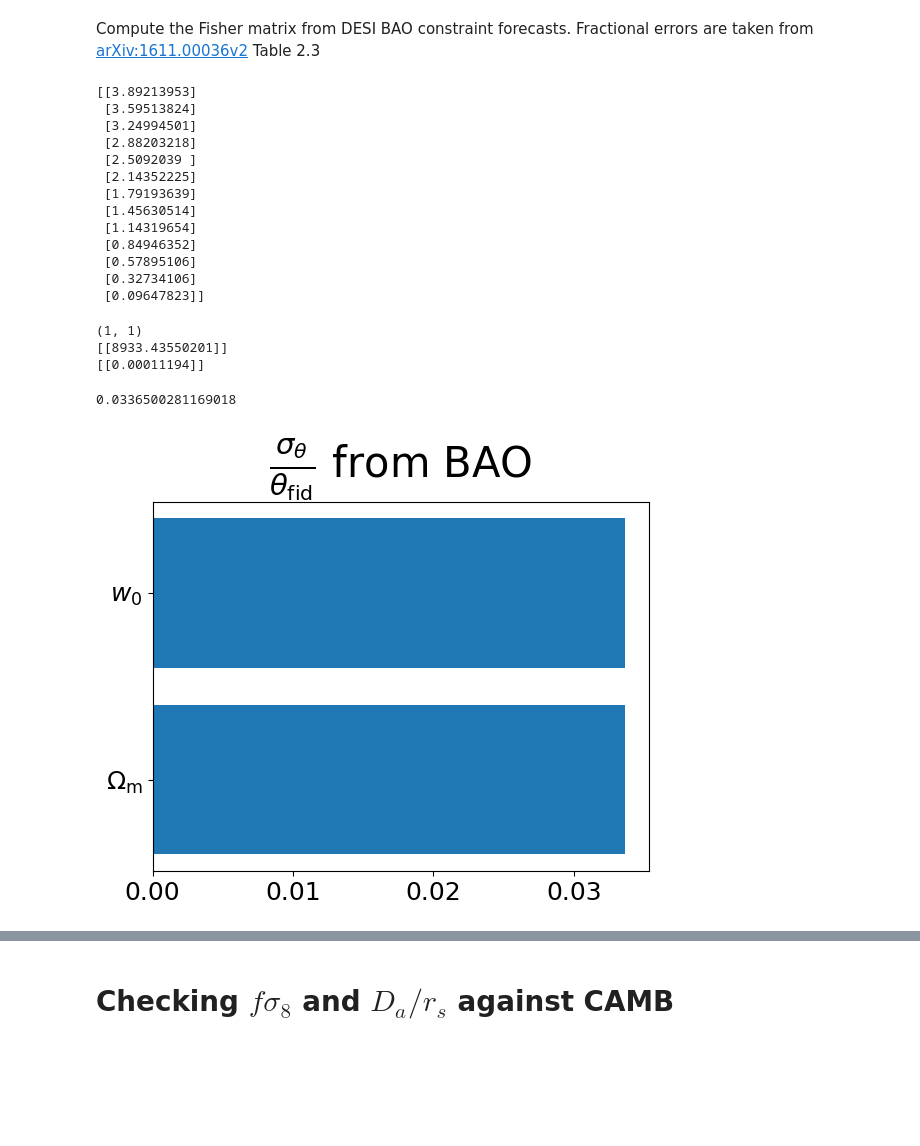
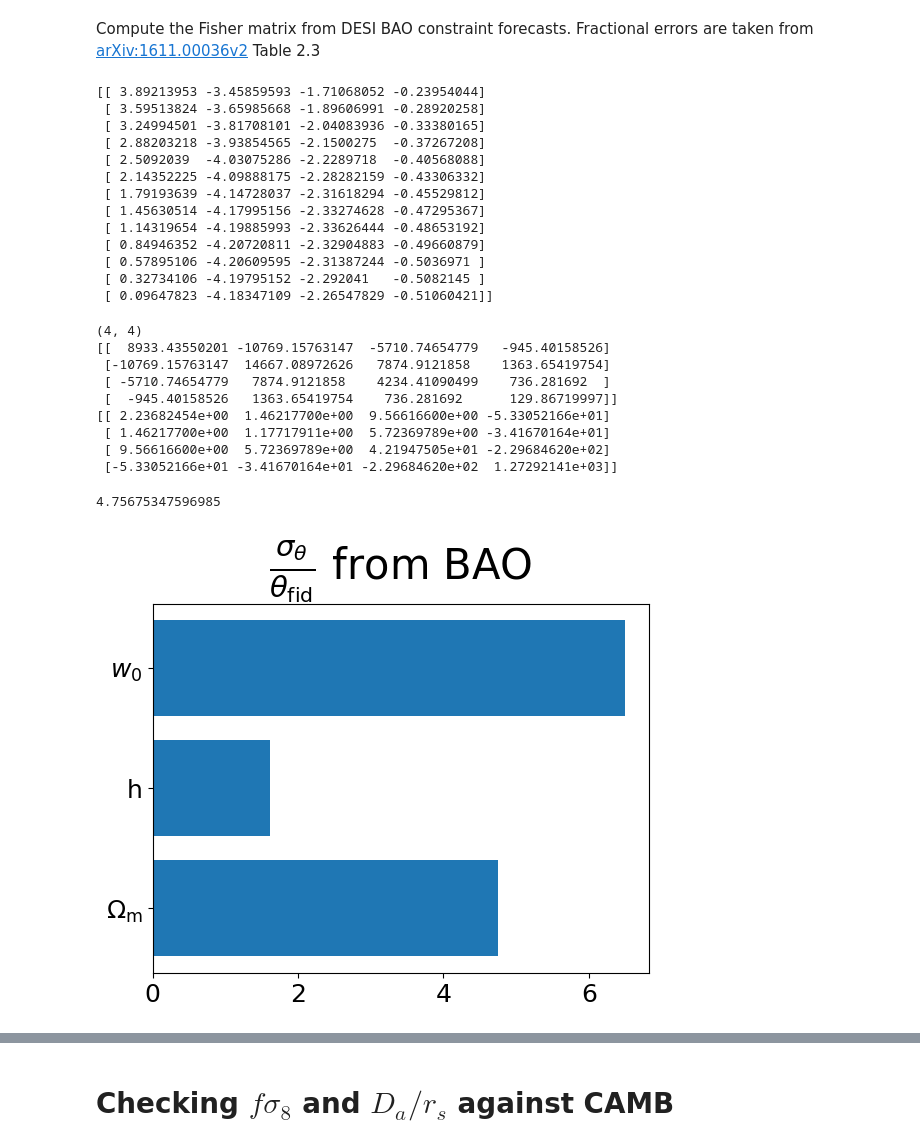
Before and after one commit to cmatties/CAMB-Workbook, a Jupyter notebook: fsigma8-BAO.ipynb, the cells around one changed output, grey strips where cells are left out. Cells and saved outputs as stored; diff of their text form; code cells hidden in the pictures; blank space fills up the shorter version.

```diff
--- a/fsigma8-BAO.ipynb
+++ b/fsigma8-BAO.ipynb
@@ -37,7 +37,7 @@ plt.rcParams.update({
 # %%
 cosmo_param_nr = 9
 cosmo_param_nr_fsig8 = 4
-cosmo_param_nr_BAO = 2
+cosmo_param_nr_BAO = 4
 # %%
 import matplotlib.pyplot as plt
 from matplotlib.patches import Ellipse
@@ -129,9 +129,9 @@ def get_params_vec_BAO(cosmo):
     return np.array([
         # Cosmological parameters [Omega_m, Omega_b, h, S8, ns, gamma, w0, wa]
         #cosmo.Omega_k,
-        cosmo.Omega_m#,# cosmo.Omega_b,
-        #cosmo.h,
-        #cosmo.w0#, cosmo.wa
+        cosmo.Omega_m,# cosmo.Omega_b,
+        cosmo.h,
+        cosmo.w0, cosmo.wa
     ])
 
 def unpack_params_vec_BAO(params):
@@ -154,8 +154,8 @@ def get_params_vec_fsig8(cosmo):
         #cosmo.Omega_k,
         cosmo.Omega_m,
         cosmo.S8,
-        cosmo.w0, cosmo.wa#,
-        #cosmo.gamma0, cosmo.gamma1
+        #cosmo.w0, cosmo.wa,
+        cosmo.gamma0, cosmo.gamma1
     ])
 
 def unpack_params_vec_fsig8(params):
@@ -378,10 +379,10 @@ def compute_BAO_mean(params, z=z):
                          Omega_c=cosmo_params[0]-PL18_omegab,
                          Omega_b=PL18_omegab,
                          Omega_k=PL18_omegak,
-                         h=PL18_h,
+                         h=cosmo_params[1],
                          n_s=PL18_ns,
                          S8=PL18_sigma8*(cosmo_params[0]/0.3)**.5, sigma8=PL18_sigma8,
-                         w0=PL18_w0, wa = PL18_wa,
+                         w0=cosmo_params[2], wa = cosmo_params[3],
                          gamma0=GR_gamma0, gamma1=GR_gamma1)
     BAOs = DA_rs(cosmo, z)
     return BAOs
@@ -401,19 +402,19 @@ means = compute_BAO_mean(fid_params_BAO, z=DESI_BAO_z)
 jacobian = compute_BAO_jac(fid_params_BAO, z=DESI_BAO_z)
 print(jacobian)
 # %% [output]
-[[3.89213953]
- [3.59513824]
- [3.24994501]
- [2.88203218]
- [2.5092039 ]
- [2.14352225]
- [1.79193639]
- [1.45630514]
- [1.14319654]
- [0.84946352]
- [0.57895106]
- [0.32734106]
- [0.09647823]]
+[[ 3.89213953 -3.45859593 -1.71068052 -0.23954044]
+ [ 3.59513824 -3.65985668 -1.89606991 -0.28920258]
+ [ 3.24994501 -3.81708101 -2.04083936 -0.33380165]
+ [ 2.88203218 -3.93854565 -2.1500275  -0.37267208]
+ [ 2.5092039  -4.03075286 -2.2289718  -0.40568088]
+ [ 2.14352225 -4.09888175 -2.28282159 -0.43306332]
+ [ 1.79193639 -4.14728037 -2.31618294 -0.45529812]
+ [ 1.45630514 -4.17995156 -2.33274628 -0.47295367]
+ [ 1.14319654 -4.19885993 -2.33626444 -0.48653192]
+ [ 0.84946352 -4.20720811 -2.32904883 -0.49660879]
+ [ 0.57895106 -4.20609595 -2.31387244 -0.5036971 ]
+ [ 0.32734106 -4.19795152 -2.292041   -0.5082145 ]
+ [ 0.09647823 -4.18347109 -2.26547829 -0.51060421]]
 # %%
 cov_mat = np.diag((DESI_BAO_err_frac*means)**2)
 prc_mat = np.linalg.inv(cov_mat)
@@ -423,27 +424,35 @@ print(fisher.shape)
 print(fisher)
 print(np.linalg.inv(fisher))
 # %% [output]
-(1, 1)
-[[8933.43550201]]
-[[0.00011194]]
+(4, 4)
+[[  8933.43550201 -10769.15763147  -5710.74654779   -945.40158526]
+ [-10769.15763147  14667.08972626   7874.9121858    1363.65419754]
+ [ -5710.74654779   7874.9121858    4234.41090499    736.281692  ]
+ [  -945.40158526   1363.65419754    736.281692      129.86719997]]
+[[ 2.23682454e+00  1.46217700e+00  9.56616600e+00 -5.33052166e+01]
+ [ 1.46217700e+00  1.17717911e+00  5.72369789e+00 -3.41670164e+01]
+ [ 9.56616600e+00  5.72369789e+00  4.21947505e+01 -2.29684620e+02]
+ [-5.33052166e+01 -3.41670164e+01 -2.29684620e+02  1.27292141e+03]]
 # %%
-param_names = (r'$\Omega_\mathrm{m}$',# r'$\Omega_\mathrm{b}$', 'h')#,
-               r'$w_0$')#, r'$w_a$')
+param_names = (r'$\Omega_\mathrm{m}$',# r'$\Omega_\mathrm{b}$',
+               'h',
+               r'$w_0$', r'$w_a$'
+               )
 
 fisher_inv = np.linalg.inv(fisher)
 extract_params = cosmo_param_nr_BAO
 fid_params=fid_params_BAO
 
 fig,ax = plt.subplots(1,1)
 
 plot_1d_error(fisher_inv, fid_params, param_names, np.arange(cosmo_param_nr_BAO), ax)
 
 ax.set_title(r'$\frac{\sigma_\theta}{\theta_\mathrm{fid}}$ from BAO', fontsize=30)
 
 print(fisher_inv[0,0]**.5/fid_params[0])
 # %% [output]
-0.0336500281169018
+4.75675347596985
-[figure, old version]
+[figure, new version]
 # %%
 plt.rcParams.update({'font.size' : 18})
 fig= plt.figure()
```
Also changed, not shown: parts of 6 cells of this notebook.
